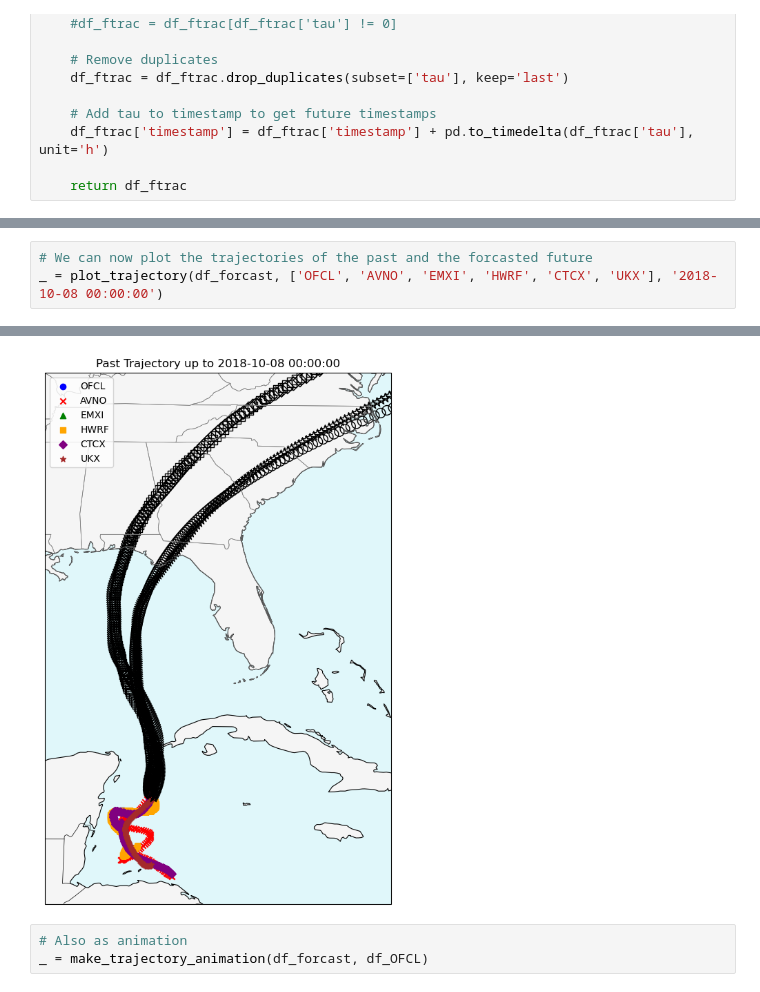
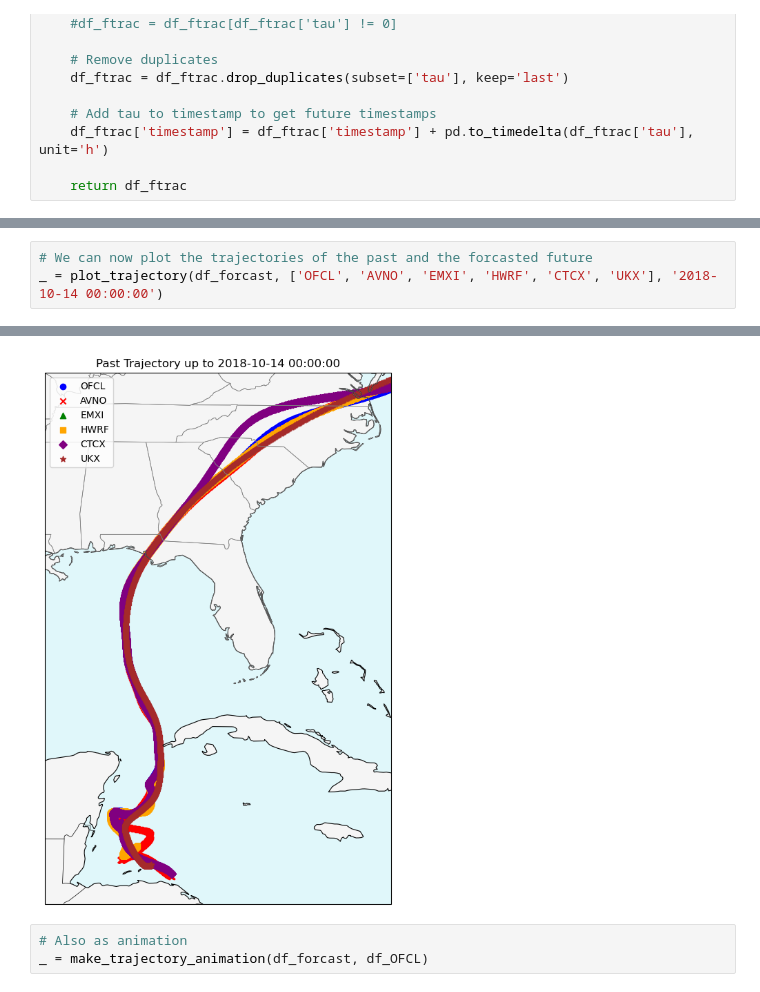
Before and after one commit to christianwirths/NatCat, a Jupyter notebook: notebooks/nb2_realtime_TC_loss.ipynb, the cells around one changed output, grey strips where cells are left out. Cells and saved outputs as stored; diff of their text form.

```diff
--- a/notebooks/nb2_realtime_TC_loss.ipynb
+++ b/notebooks/nb2_realtime_TC_loss.ipynb
@@ -61,4 +96,4 @@ def extract_future_trajectory(df,timestamp, tech='OFCL'):
 # %%
 # We can now plot the trajectories of the past and the forcasted future
-_ = plot_trajectory(df_forcast, ['OFCL', 'AVNO', 'EMXI', 'HWRF', 'CTCX', 'UKX'], '2018-10-08 00:00:00')
+_ = plot_trajectory(df_forcast, ['OFCL', 'AVNO', 'EMXI', 'HWRF', 'CTCX', 'UKX'], '2018-10-14 00:00:00')
 # %% [output]
@@ -67,4 +100,4 @@ The data has 0 past points and 0 future points.
-[figure, old version]
+[figure, new version]
 # %%
 # Also as animation
 _ = make_trajectory_animation(df_forcast, df_OFCL)
```
Also changed, not shown: parts of 4 cells of this notebook, 3 other files.
